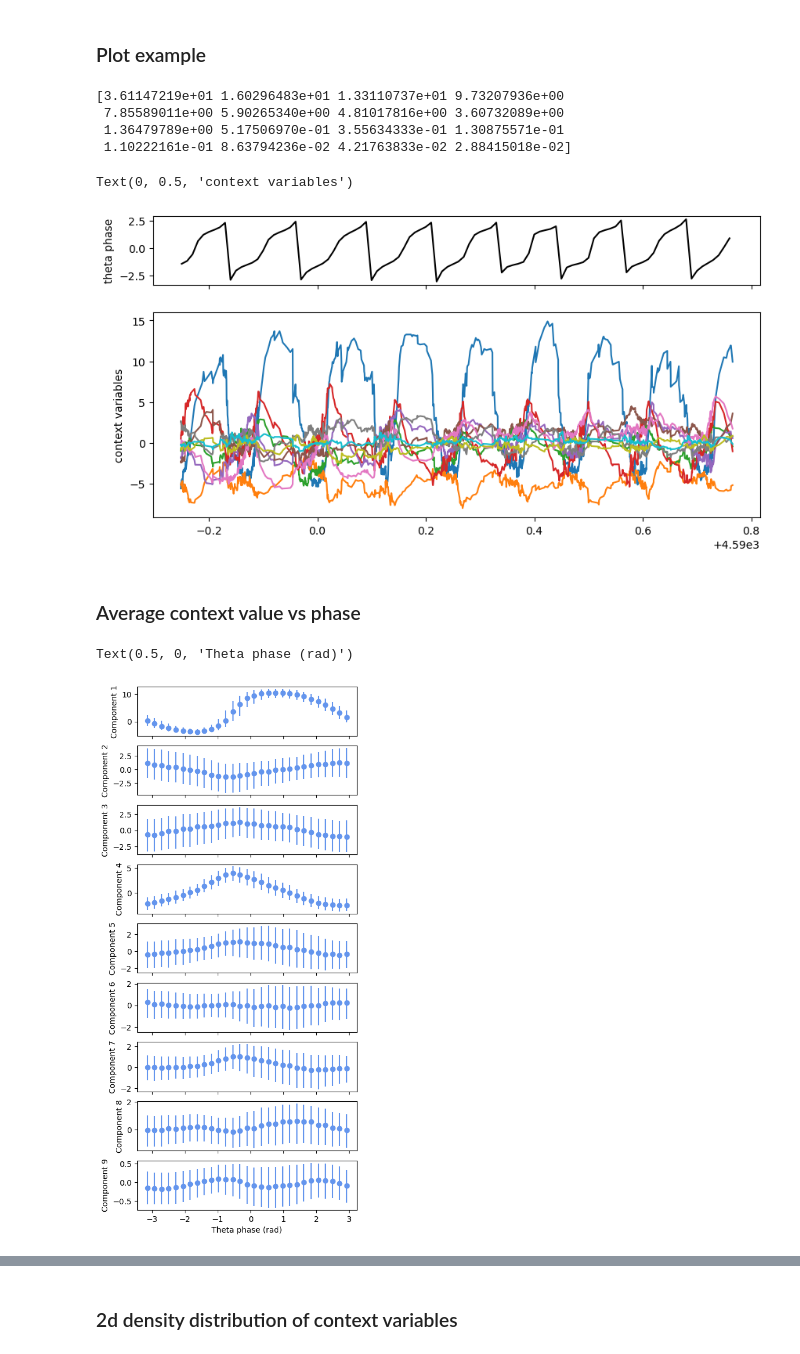
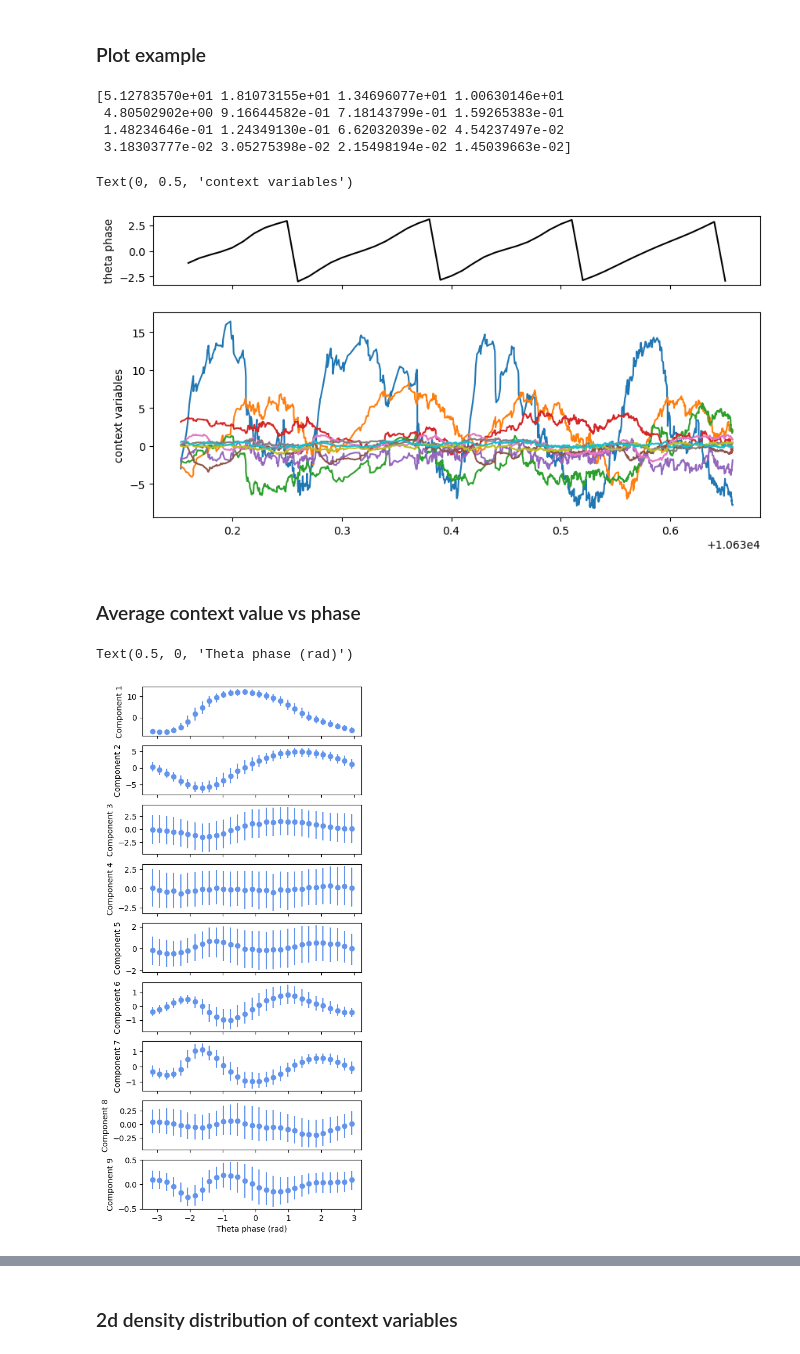
Before and after one commit to samuelbray32/c3po, a Jupyter notebook: notebooks/mec_analyze_embedding.ipynb, the cells around one changed output, grey strips where cells are left out. Cells and saved outputs as stored; diff of their text form; code cells hidden in the pictures.

Commit message:
update mec with second openfield model

```diff
--- a/notebooks/mec_analyze_embedding.ipynb
+++ b/notebooks/mec_analyze_embedding.ipynb
@@ -19,7 +22,8 @@ import numpy as np
 from scipy.io import loadmat
 
 data = loadmat(
-    "/stelmo/sam/c3po_results/moserdata.mat"
+    # "/stelmo/sam/c3po_results/moserdata.mat"
+    "/stelmo/sam/c3po_datasets/moser_mec_25843_2_openfield.mat"
 )  # in the downloadable Vollan archive, this is 27765_2.mat  (potentially can do this with any other data file)
 
 
@@ -42,3 +46,5 @@ speed = Dsession["speed"][0, 0].flatten()  #
 thetaphase = Dsession["theta"][0, 0].flatten()  #
 units = Dsession["units"][0, 0].flatten()  # unit data (more parsing below)
 unit_cluster_id = units["mec"][0]["acorrCluId"][:]
+
+head_dir = Dsession["hd"][0, 0].flatten()
@@ -48,7 +103,9 @@ unit_cluster_id = units["mec"][0]["acorrCluId"][:]
 from src.c3po.tables.dev_tables import C3POStorage
 
 C3POStorage()  # .alter()
-key = {"model_name": "mec_wavenet_all_cells"}
+# key = {"model_name": "mec_wavenet_all_cells"}
+key = dict(model_name="mec_wavenet_25843_all_cells")
+
 analysis = (C3POStorage & key).fetch_analysis_object()
 
 analysis.load_embedding(f"/stelmo/sam/c3po_results/{key['model_name']}_embedding.npz")
@@ -58,11 +115,15 @@ analysis.interpolate_context(t_interp)
 analysis.fit_context_pca()
 
 # Just showing how to access the variables
-t = analysis.t
+# t = analysis.t
 z = analysis.z
 c = analysis.c
 c_pca = analysis.c_pca
 t_interp = analysis.t_interp
 c_interp = analysis.c_interp
 c_pca_interp = analysis.c_pca_interp
+
+entry = (C3POStorage & key).fetch1()
+latent_dim = entry["latent_dim"]
+context_dim = entry["context_dim"]
 # %% [output]
@@ -122,30 +150,33 @@ print(analysis.pca.explained_variance_ratio_ * 100)
 ax[0].set_ylabel("theta phase")
 ax[1].set_ylabel("context variables")
 # %% [output]
-[3.61147219e+01 1.60296483e+01 1.33110737e+01 9.73207936e+00
- 7.85589011e+00 5.90265340e+00 4.81017816e+00 3.60732089e+00
- 1.36479789e+00 5.17506970e-01 3.55634333e-01 1.30875571e-01
- 1.10222161e-01 8.63794236e-02 4.21763833e-02 2.88415018e-02]
+[5.12783570e+01 1.81073155e+01 1.34696077e+01 1.00630146e+01
+ 4.80502902e+00 9.16644582e-01 7.18143799e-01 1.59265383e-01
+ 1.48234646e-01 1.24349130e-01 6.62032039e-02 4.54237497e-02
+ 3.18303777e-02 3.05275398e-02 2.15498194e-02 1.45039663e-02]
 Text(0, 0.5, 'context variables')
-[figure, old version]
+[figure, new version]
 # %% [markdown]
 ### Average context value vs phase
 # %%
 context_binned, bins = analysis.bin_context_by_feature(
     thetaphase, t, bins=np.linspace(-np.pi, np.pi, 30), pca=True
 )
 
 fig, ax = plt.subplots(nrows=9, sharex=True, figsize=(5, 12))
 for dat, loc in zip(context_binned, bins):
     for i, a in enumerate(ax):
         color = "cornflowerblue"
-        a.scatter(loc, np.median(dat[:, i]), c=color)
+        a.scatter(loc, np.nanmedian(dat[:, i]), c=color)
         a.vlines(
-            loc, np.percentile(dat[:, i], 25), np.percentile(dat[:, i], 75), color=color
+            loc,
+            np.nanpercentile(dat[:, i], 25),
+            np.nanpercentile(dat[:, i], 75),
+            color=color,
         )
 for i, a in enumerate(ax):
     a.set_ylabel(f"Component {i+1}")
 plt.xlabel("Theta phase (rad)")
 # %% [output]
 Text(0.5, 0, 'Theta phase (rad)')
-[figure, old version]
+[figure, new version]
```
Also changed, not shown: parts of 38 cells of this notebook.
